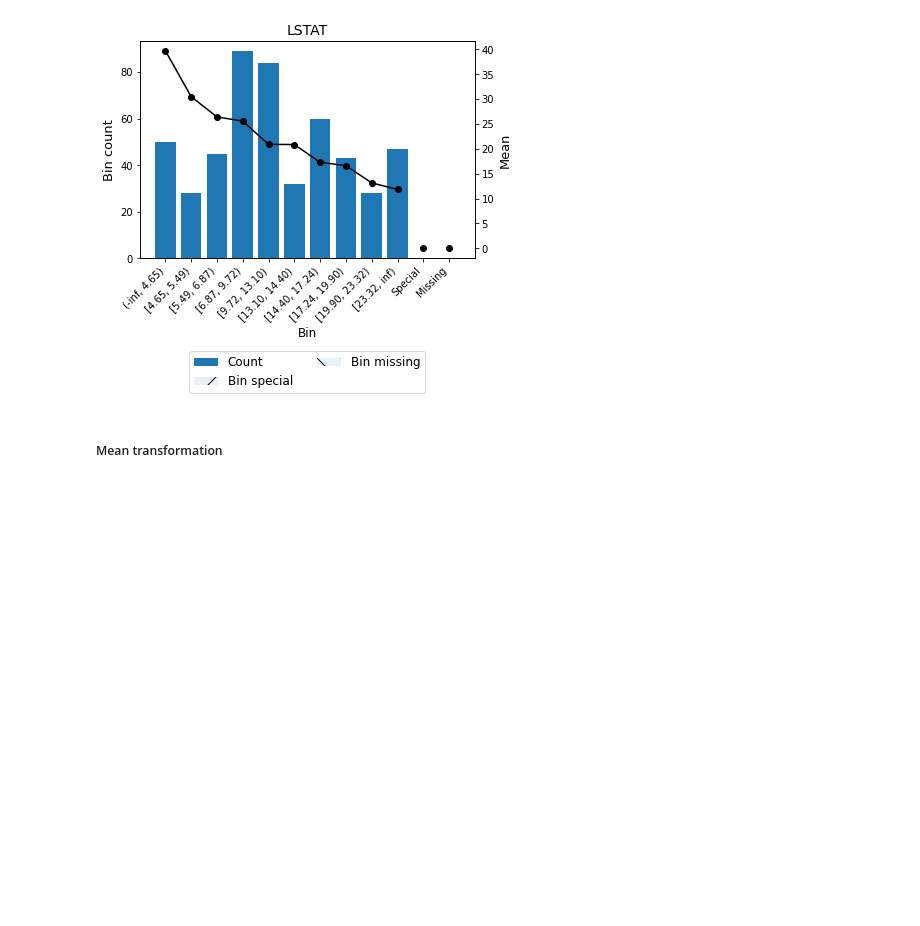
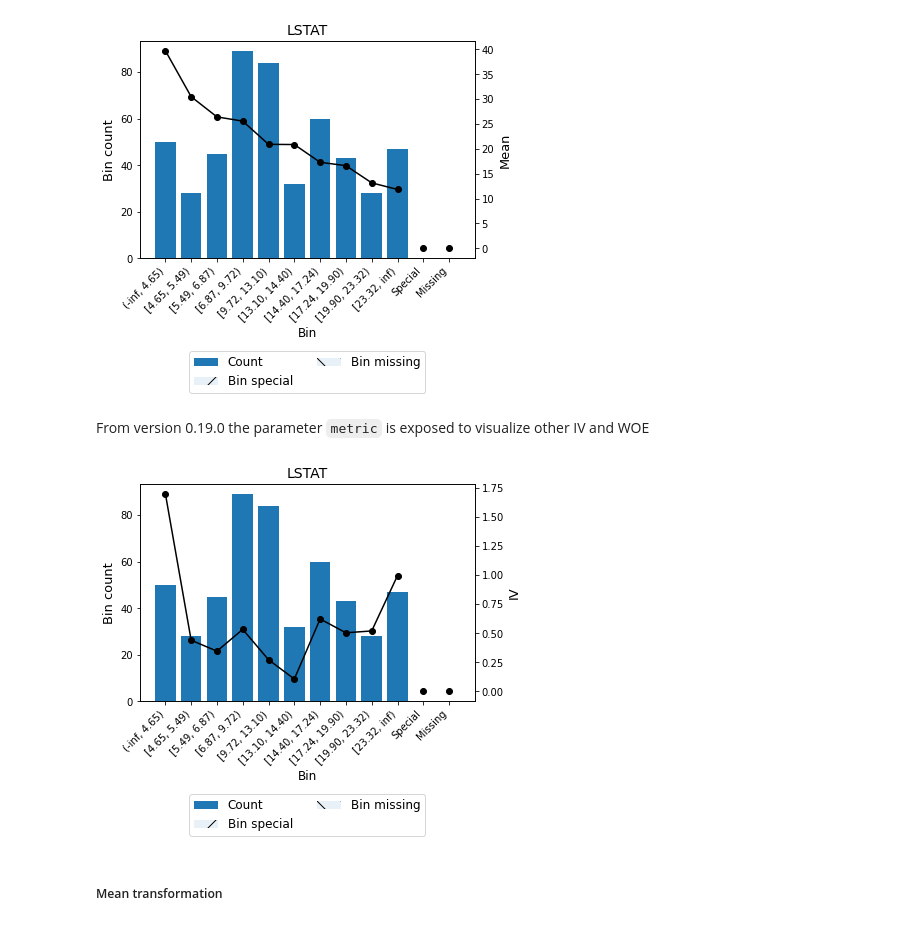
Before and after one commit to guillermo-navas-palencia/optbinning, a Jupyter notebook: doc/source/tutorials/tutorial_continuous.ipynb, the cells around one changed output. Saved outputs shown, nothing was run; the diff lists cells and outputs as text; code cells hidden in the pictures; blank space fills up the shorter version.

```diff
--- a/doc/source/tutorials/tutorial_continuous.ipynb
+++ b/doc/source/tutorials/tutorial_continuous.ipynb
@@ -11,20 +13,3 @@ import pandas as pd
-# %%
-class Data:
-    def __init__(self, data, target, feature_names):
-        self.data = data
-        self.target = target
-        self.feature_names = feature_names
-
-
-def load_boston():
-    data_url = "http://lib.stat.cmu.edu/datasets/boston"
-    raw_df = pd.read_csv(data_url, sep=r"\s+", skiprows=22, header=None)
-    raw_data = np.hstack([raw_df.values[::2, :], raw_df.values[1::2, :2]])
-    target = raw_df.values[1::2, 2]
-    feature_names = ['CRIM', 'ZN', 'INDUS', 'CHAS', 'NOX', 'RM', 'AGE', 'DIS',
-                     'RAD', 'TAX', 'PTRATIO', 'B', 'LSTAT']
-
-    return Data(raw_data, target, feature_names)
 # %%
 data = load_boston()
 df = pd.DataFrame(data.data, columns=data.feature_names)
@@ -130,6 +115,12 @@ Or show the bin labels instead of bin ids.
 binning_table.plot(show_bin_labels=True)
 # %% [output]
 [figure]
+# %% [markdown]
+From version 0.19.0 the parameter ``metric`` is exposed to visualize other IV and WOE
+# %%
+binning_table.plot(metric='iv', show_bin_labels=True)
+# %% [output]
+[figure, added]
 # %% [markdown]
 ##### Mean transformation
 # %% [markdown]
```
Also changed, not shown: parts of 3 cells of this notebook, 19 other files.
